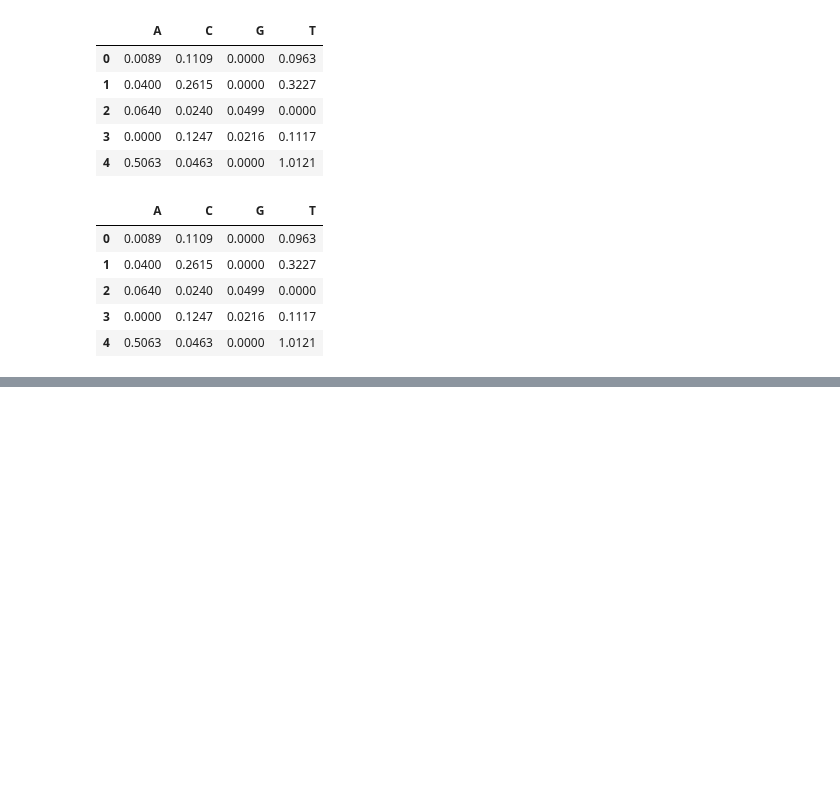
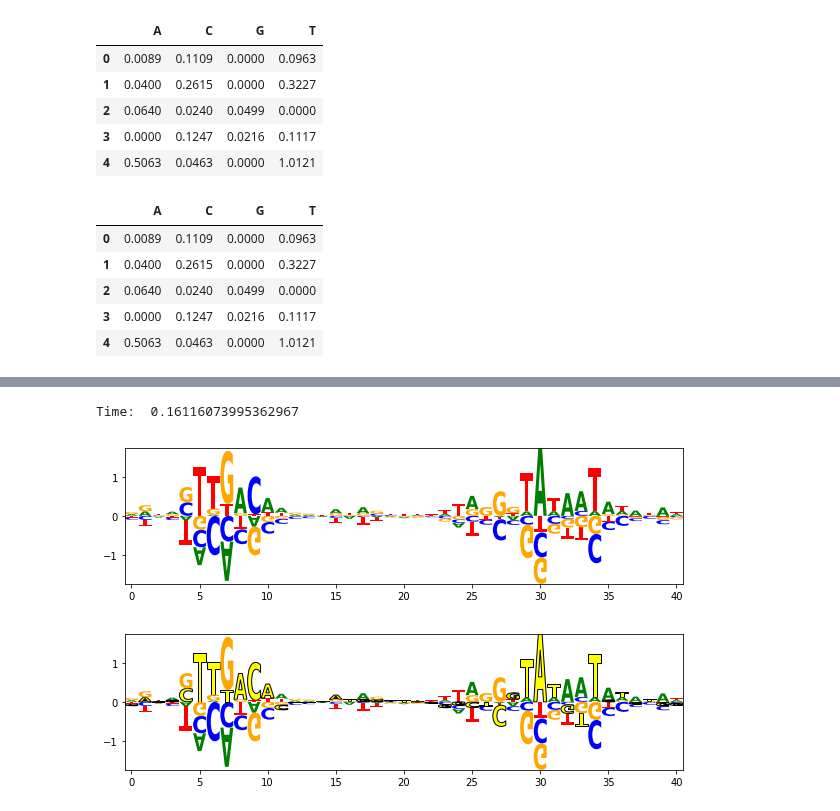
Before and after one commit to jbkinney/logomaker, a Jupyter notebook: jupyter_notebooks/19.03.12_validate.ipynb, the cells around one changed output, grey strips where cells are left out. Saved outputs shown, nothing was run; the diff lists cells and outputs as text; code cells hidden in the pictures; blank space fills up the shorter version.

```diff
--- a/jupyter_notebooks/19.03.12_validate.ipynb
+++ b/jupyter_notebooks/19.03.12_validate.ipynb
@@ -85,0 +90,24 @@ logo.highlight_position_range(4,9, edgecolor='b', linewidth=2, color='cyan', alp
+# %%
+import timeit
+
+logo = logomaker.Logo(df=df,
+                      negate=True,
+                      center=True)
+
+start = timeit.default_timer()
+
+# Highlight wt sequence
+wt_seq = 'CAGGCTTTACACTTTATGCTTCCGGCTCGTATGTTGTGTGG'
+#wt_seq1 = 'CCGG'
+logo.style_glyphs_in_sequence(wt_seq,
+                              edgewidth=1.0,
+                              alpha=1.0,
+                              color='yellow')
+
+stop = timeit.default_timer()
+
+print('Time: ', stop - start)
+# %% [output]
+Time:  0.16116073995362967
+[figure, added]
+[figure, added]
```
Also changed, not shown: parts of 3 cells of this notebook, 6 other files.
